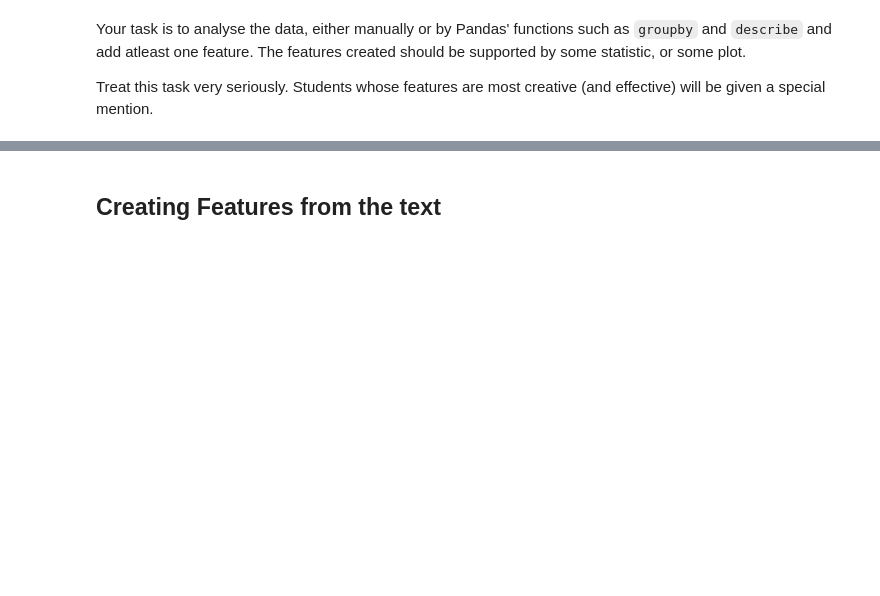
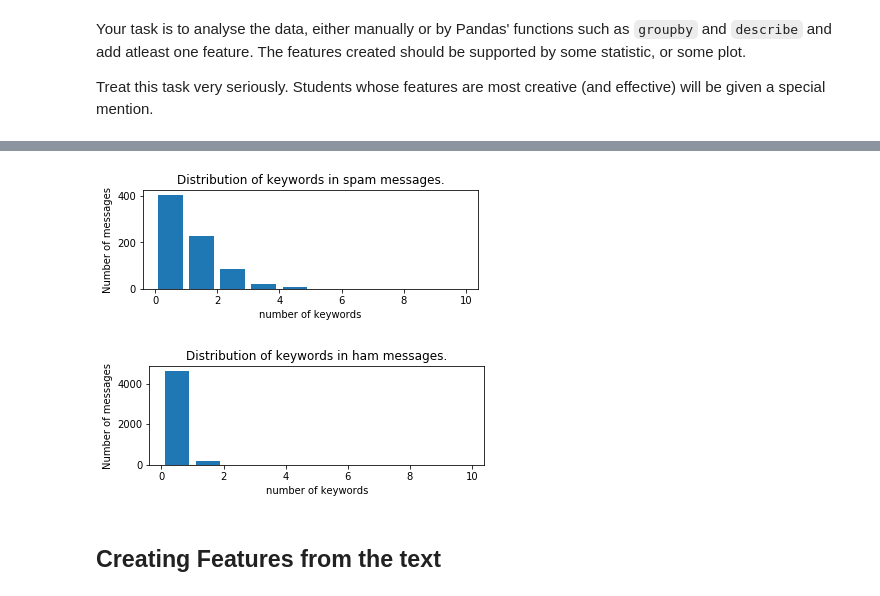
Before and after one commit to ak-17/mlss18-assignment2, a Jupyter notebook: Assingment 2.ipynb, the cells around one changed output, grey strips where cells are left out. Cells and saved outputs as stored; diff of their text form; code cells hidden in the pictures; blank space fills up the shorter version.

```diff
--- a/Assingment 2.ipynb
+++ b/Assingment 2.ipynb
@@ -340,3 +369,20 @@ df.head()
+# %%
+plt.subplot(211)
+plt.hist(df[df['is spam'] == 1]['percentage keywords'], bins=10, range=(0, 10), rwidth=0.8)
+plt.xlabel('number of keywords')
+plt.ylabel('Number of messages')
+plt.title('Distribution of keywords in spam messages.')
+plt.show()
+
+plt.subplot(211)
+plt.hist(df[df['is spam'] == 0]['percentage keywords'], bins=10, range=(0, 10), rwidth=0.8)
+plt.xlabel('number of keywords')
+plt.ylabel('Number of messages')
+plt.title('Distribution of keywords in ham messages.')
+plt.show()
+# %% [output]
+[figure, added]
+[figure, added]
 # %% [markdown]
 ## Creating Features from the text
 # %% [markdown]
```
Also changed, not shown: parts of 1 cell of this notebook.
